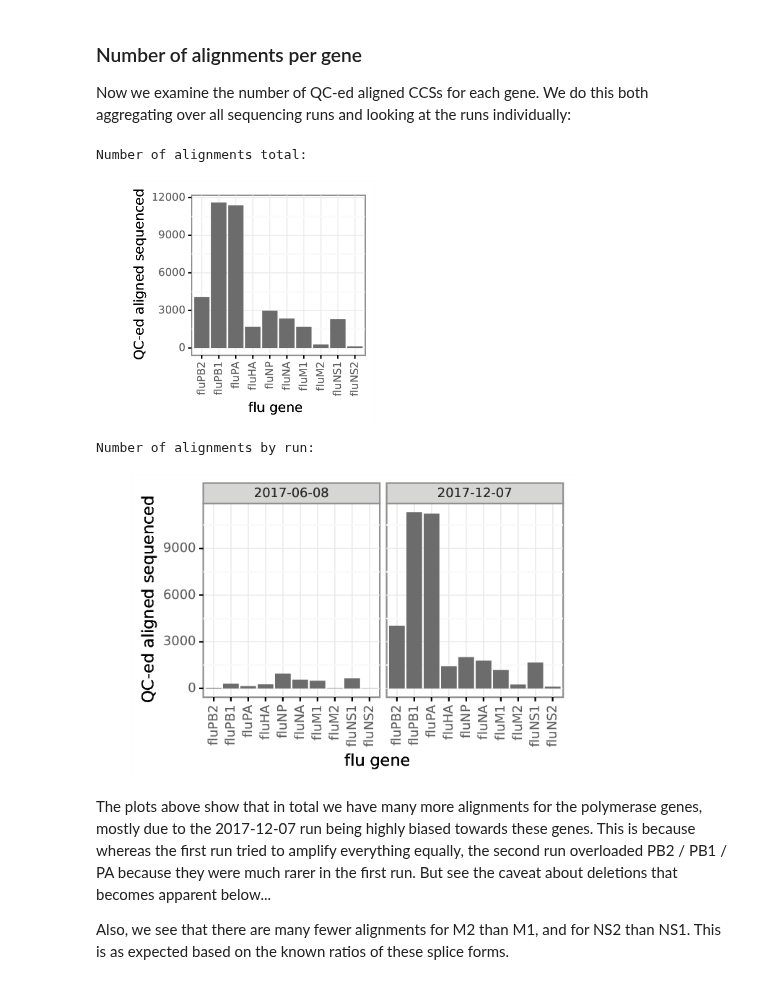
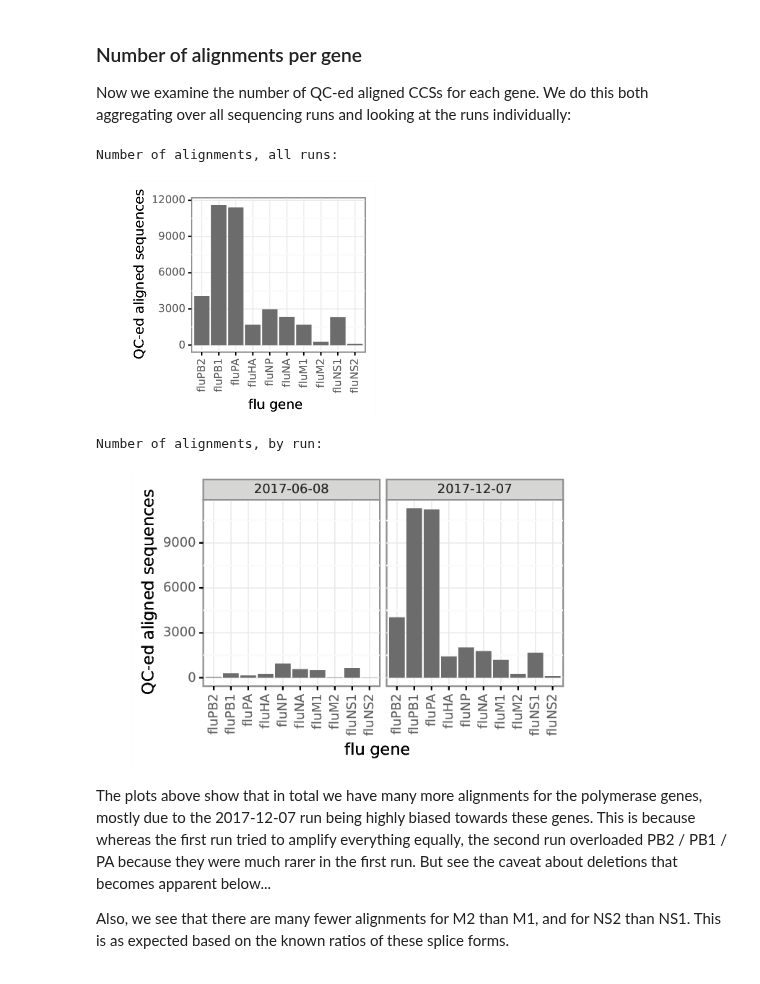
Before and after one commit to jbloomlab/IFNsorted_flu_single_cell, a Jupyter notebook: pacbio_analysis.ipynb, the cells around one changed output. Drawn from its saved outputs; the diff is of its cells as text; code cells hidden in the pictures.

```diff
--- a/pacbio_analysis.ipynb
+++ b/pacbio_analysis.ipynb
@@ -601,26 +601,26 @@ We do this both aggregating over all sequencing runs and looking at the runs ind
 # %%
 # base plot of number of sequences per gene
 plot_nseqs = (
     ggplot(df_QC, aes('gene_aligned_target')) +
         geom_bar() +
         theme(axis_text_x=element_text(angle=90, hjust=0.5)) +
         xlab("flu gene") +
-        ylab("QC-ed aligned sequenced")
+        ylab("QC-ed aligned sequences")
     )
 
 # plot total for all runs and by run
 for plottype, facet, n in [
         ('all_runs', geom_blank(), 1),
         ('by_run', facet_wrap('~samplename'), len(seqruns))]:
     print("\nNumber of alignments, {0}:".format(plottype.replace('_', ' ')))
     nseqs_plot = os.path.join(aligndir, 'nsequences_{0}.pdf'.format(plottype))
-    (plot_nseqs + facet).save(nseqs_plot, height=2.6, width=0.8 + 2 * n)
+    (plot_nseqs + facet).save(nseqs_plot, height=2.5, width=0.8 + 2 * n)
     showPDF(nseqs_plot, width=80 + 200 * n)
 # %% [output]
-Number of alignments total:
+Number of alignments, all runs:
-[figure, old version]
+[figure, new version]
-Number of alignments by run:
+Number of alignments, by run:
-[figure, old version]
+[figure, new version]
 # %% [markdown]
 The plots above show that in total we have many more alignments for the polymerase genes, mostly due to the 2017-12-07 run being highly biased towards these genes.
 This is because whereas the first run tried to amplify everything equally, the second run overloaded PB2 / PB1 / PA because they were much rarer in the first run.
```
Also changed, not shown: parts of 7 cells of this notebook.
